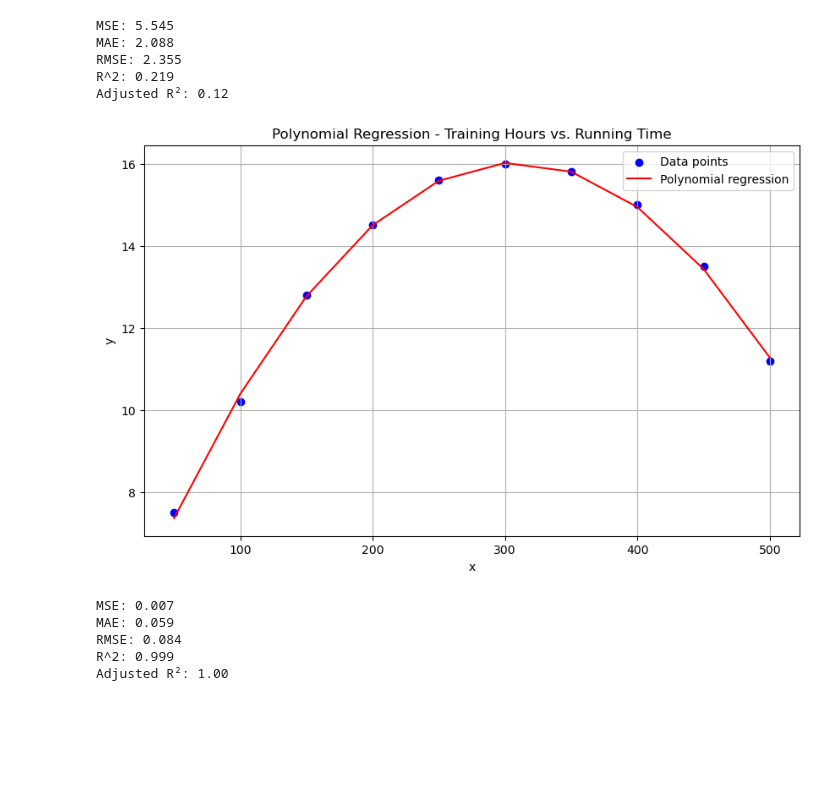
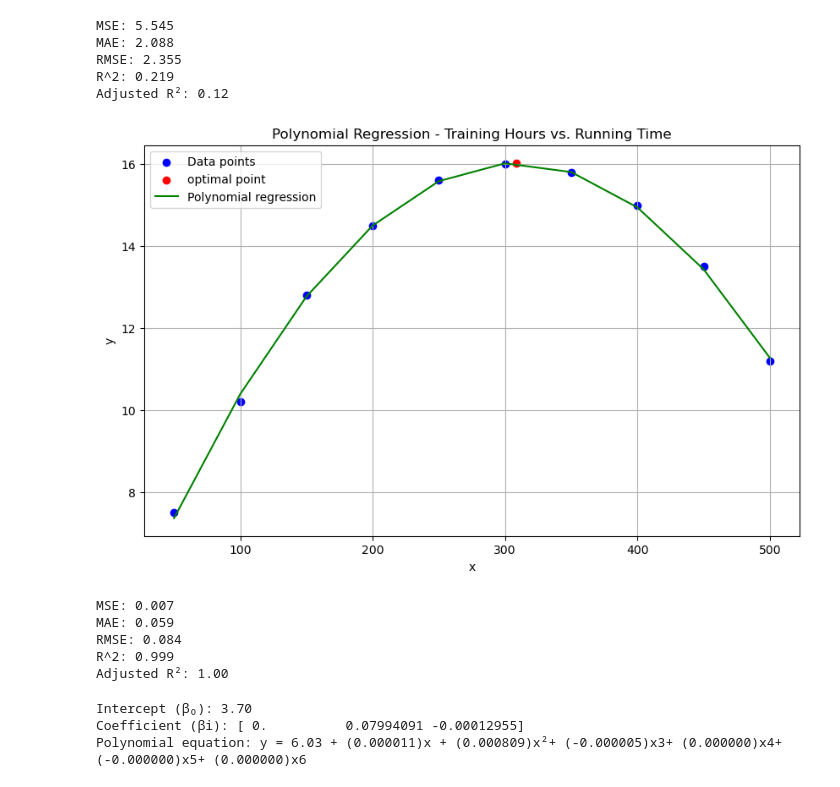
Before and after one commit to ShaniStaretz-ai/polynomial-regression-Lec4-13-Aug-25, a Jupyter notebook: lec4.ipynb, the cells around one changed output. Drawn from its saved outputs; the diff is of its cells as text; code cells hidden in the pictures; blank space fills up the shorter version.

```diff
--- a/lec4.ipynb
+++ b/lec4.ipynb
@@ -66,33 +66,45 @@ Adjusted R²: 0.12
 # %%
 # Create polynomial regression model (degree 2) -- see explanation below
 polynomial_model = Pipeline([
-    ('poly', PolynomialFeatures(degree=2)),
+    ('poly', PolynomialFeatures(degree=2)),#poly- label of function
     ('linear', LinearRegression())
 ])
 
 # Fit the model
 polynomial_model.fit(x, y)
-y_curve = polynomial_model.predict(x)
+y_pred = polynomial_model.predict(x)
+
+#find optimal:
+#=-b/2a
+coefficients = polynomial_model.named_steps['linear'].coef_
+intercept = polynomial_model.named_steps['linear'].intercept_
+c=intercept
+a=coefficients[2]
+b=coefficients[1]
+
+x_opt=-1*b/(2*a)
+y_opt=polynomial_model.predict([[x_opt]])
 
 # Plot the results
 plt.figure(figsize=(10, 6))
 plt.scatter(x, y, color='blue', label='Data points')
-plt.plot(x, y_curve, color='red', label='Polynomial regression')
+plt.scatter([x_opt], [y_opt], color='red', label='optimal point')
+plt.plot(x, y_pred, color='green', label='Polynomial regression')
 
 
 # Add labels
 plt.title('Polynomial Regression - Training Hours vs. Running Time')
 plt.xlabel('x')
 plt.ylabel('y')
 plt.grid(True)
 plt.legend()
 
 # Display equation on the graph
 # plt.text(5, 90, equation, fontsize=12)
 
 plt.show()
 # %% [output]
-[figure, old version]
+[figure, new version]
 # %%
 y_pred=polynomial_model.predict(x)
 # Calculate MSE
@@ -124,3 +136,20 @@ MAE: 0.059
 RMSE: 0.084
 R^2: 0.999
 Adjusted R²: 1.00
+# %%
+# Get the coefficients
+coefficients = polynomial_model.named_steps['linear'].coef_
+intercept = polynomial_model.named_steps['linear'].intercept_
+
+print(f"Intercept (β₀): {intercept:.2f}")
+print(f"Coefficient (βi): {coefficients}")
+
+
+
+# Equation
+# equation = f"y = {intercept:.2f} + ({coefficients[1]:.6f})x + ({coefficients[2]:.6f})x²+ ({coefficients[3]:.6f})x3+ ({coefficients[4]:.6f})x4+ ({coefficients[5]:.6f})x5+ ({coefficients[6]:.6f})x6"
+print(f"Polynomial equation: {equation}")
+# %% [output]
+Intercept (β₀): 3.70
+Coefficient (βi): [ 0.          0.07994091 -0.00012955]
+Polynomial equation: y = 6.03 + (0.000011)x + (0.000809)x²+ (-0.000005)x3+ (0.000000)x4+ (-0.000000)x5+ (0.000000)x6
```
Also changed, not shown: parts of 1 cell of this notebook, 1 other file.
